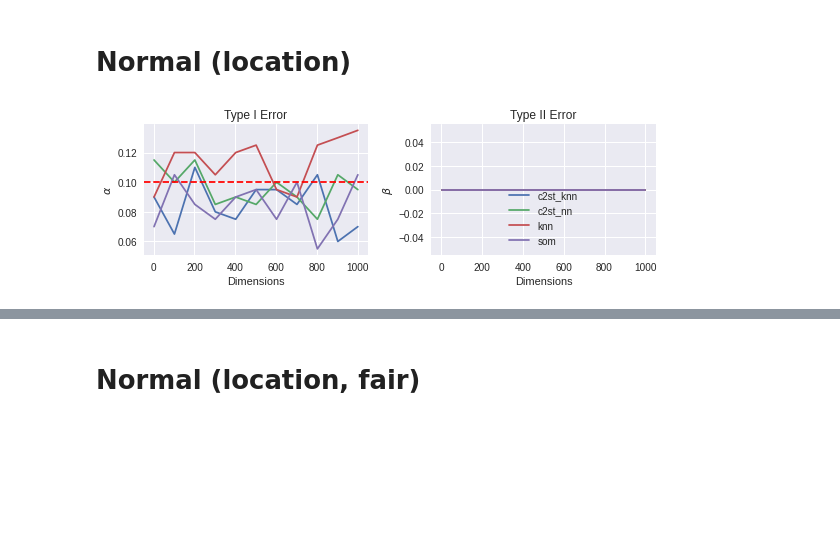
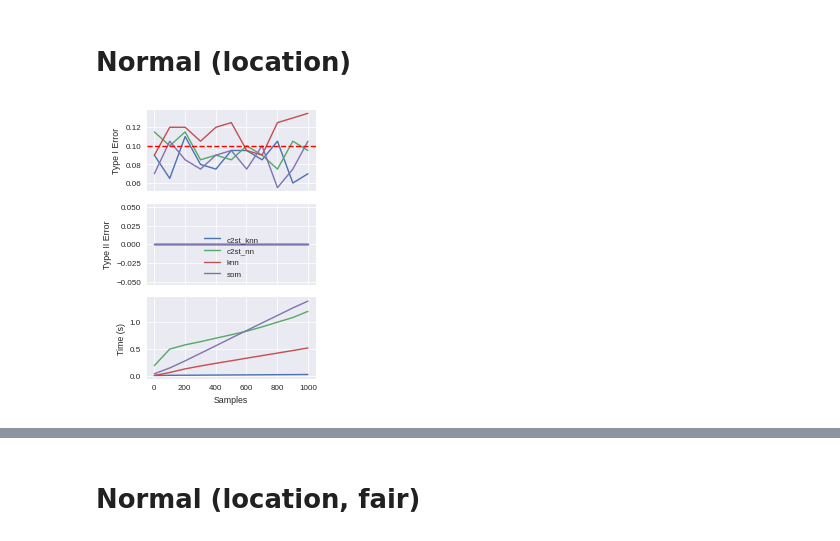
Before and after one commit to ayllon/SOMA, a Jupyter notebook: notebooks/tests_dimensionality.ipynb, the cells around one changed output, grey strips where cells are left out. Cells and saved outputs as stored; diff of their text form; code cells hidden in the pictures; blank space fills up the shorter version.

```diff
--- a/notebooks/tests_dimensionality.ipynb
+++ b/notebooks/tests_dimensionality.ipynb
@@ -4,11 +4,12 @@ import warnings
 
 import matplotlib.pyplot as plt
 import numpy as np
+import pandas
 
 warnings.simplefilter("ignore")
 
 plt.style.use('seaborn')
-plt.style.use('seaborn-notebook')
+plt.style.use('seaborn-paper')
 
 from soma.generators.nmist import NmistGenerator
 from soma.generators.normal import MultivariateNormalGenerator
@@ -98,10 +87,11 @@ means2 = np.ones(1000)
 n1 = MultivariateNormalGenerator(means, cov=np.diag(np.ones(1000)))
 n2 = MultivariateNormalGenerator(means2, cov=np.diag(np.ones(1000)))
 # %%
-normal_loc_results = stat_errors_vs_dimension(n2, n1, tests, alpha=significance, samples=samples, repeat=repeat, step=100)
-normal_loc_results.to_csv('../results/dimensionality/normal_results_dim.csv')
+#normal_loc_results = stat_errors_vs_dimension(n2, n1, tests, alpha=significance, samples=samples, repeat=repeat, step=100)
+#normal_loc_results.to_csv('../results/dimensionality/normal_results_dim.csv')
+normal_loc_results = pandas.read_csv('../results/dimensionality/normal_results_dim.csv', index_col=[0, 1])
 # %%
-normal_loc_fig = plot_errors(normal_loc_results)
-normal_loc_fig.savefig(os.path.join(plot_dir, 'normal_111_power_dim.eps'))
+normal_loc_fig = plot_errors(normal_loc_results, show_time=True)
+normal_loc_fig.savefig(os.path.join(plot_dir, 'normal_111_power_dim.eps'), bbox_inches='tight')
 # %% [output]
-[figure, old version]
+[figure, new version]
```
Also changed, not shown: parts of 19 cells of this notebook, 3 other files.
